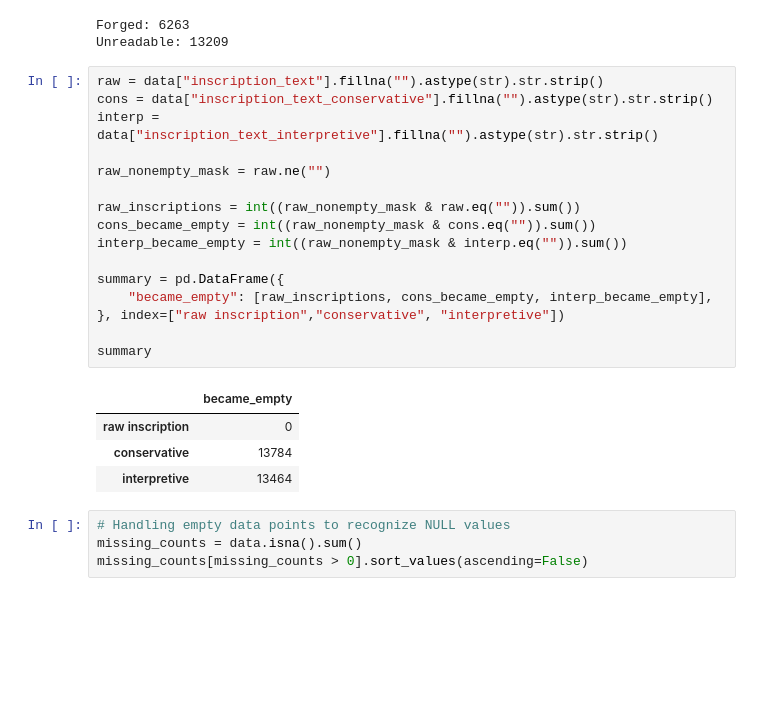
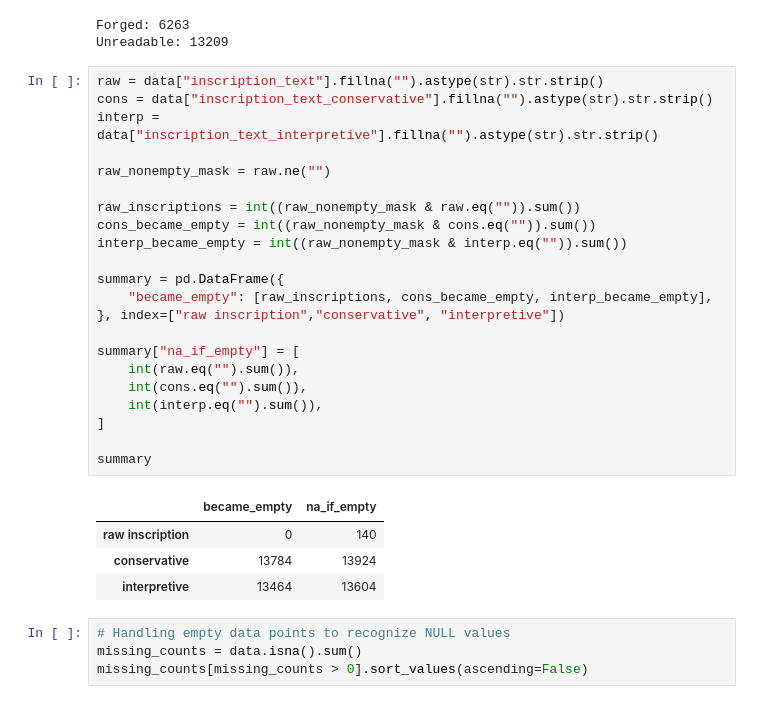
Before and after one commit to d-sanoj/EpigCorpus, a Jupyter notebook: EpigCorpus.ipynb, the cells around one changed output. Cells and saved outputs as stored; diff of their text form; blank space fills up the shorter version.

Commit message:
update code for pd.NA calcualtions with and without replacing empty

```diff
--- a/EpigCorpus.ipynb
+++ b/EpigCorpus.ipynb
@@ -258,24 +258,30 @@ Unreadable: 13209
 # %%
 raw = data["inscription_text"].fillna("").astype(str).str.strip()
 cons = data["inscription_text_conservative"].fillna("").astype(str).str.strip()
 interp = data["inscription_text_interpretive"].fillna("").astype(str).str.strip()
 
 raw_nonempty_mask = raw.ne("")
 
 raw_inscriptions = int((raw_nonempty_mask & raw.eq("")).sum())
 cons_became_empty = int((raw_nonempty_mask & cons.eq("")).sum())
 interp_became_empty = int((raw_nonempty_mask & interp.eq("")).sum())
 
 summary = pd.DataFrame({
     "became_empty": [raw_inscriptions, cons_became_empty, interp_became_empty],
 }, index=["raw inscription","conservative", "interpretive"])
 
+summary["na_if_empty"] = [
+    int(raw.eq("").sum()),
+    int(cons.eq("").sum()),
+    int(interp.eq("").sum()),
+]
+
 summary
 # %% [output]
-|  | became_empty |
-| raw inscription | 0 |
-| conservative | 13784 |
-| interpretive | 13464 |
+|  | became_empty | na_if_empty |
+| raw inscription | 0 | 140 |
+| conservative | 13784 | 13924 |
+| interpretive | 13464 | 13604 |
 # %%
 # Handling empty data points to recognize NULL values
 missing_counts = data.isna().sum()
```
